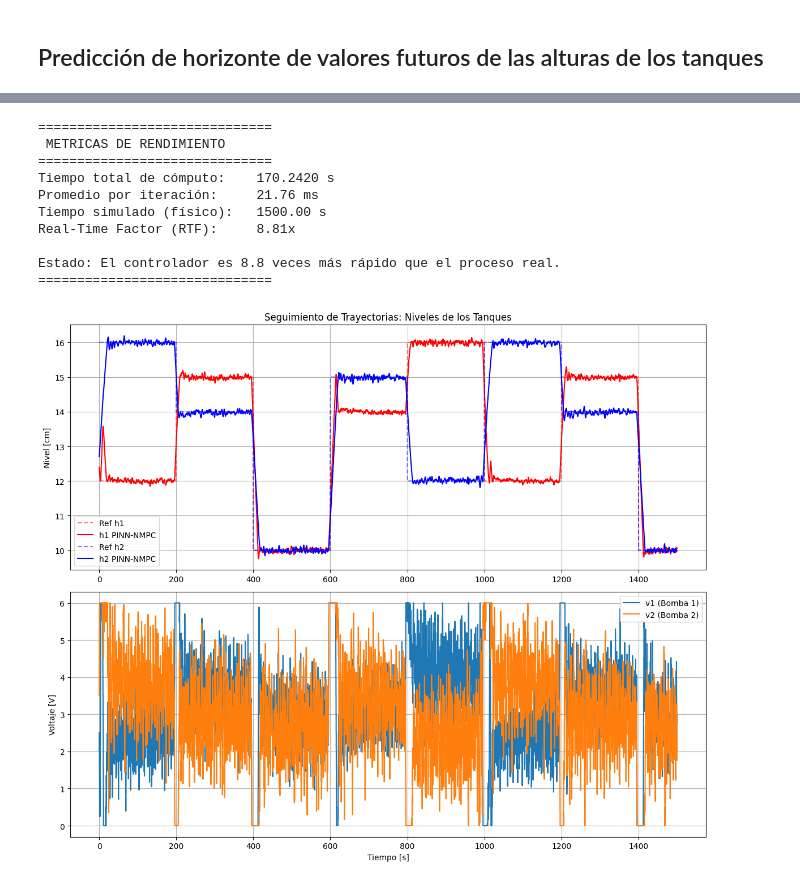
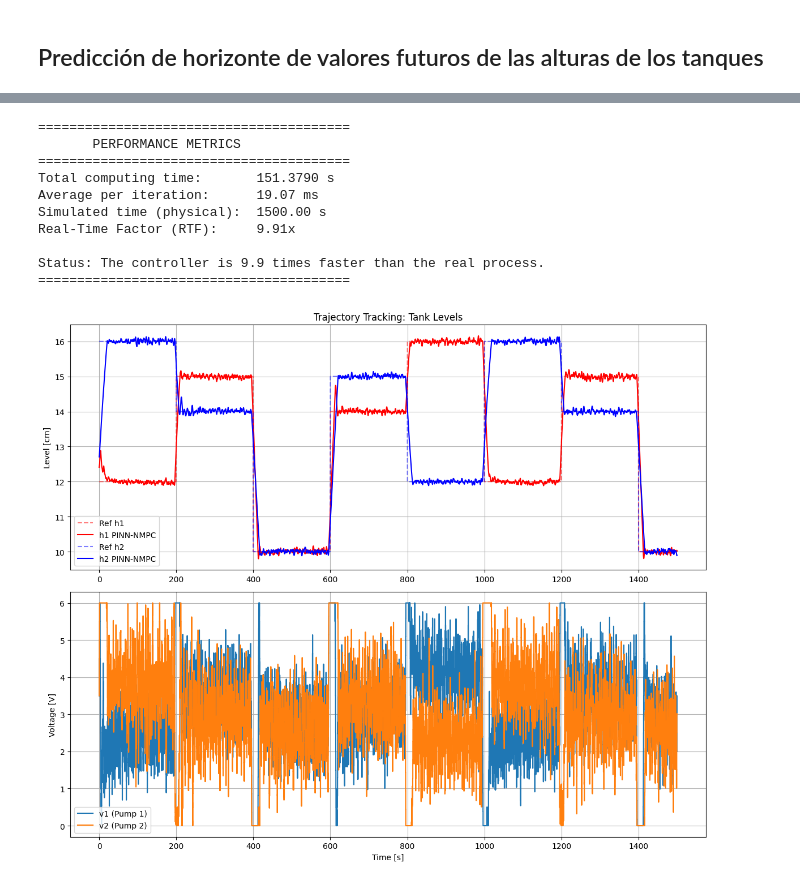
Before and after one commit to azvcud/CoDiT_Comparison-of-PINN-and-Bilinear-Koopman, a Jupyter notebook: PINN_NMPC_CasADi_CuatroTanques.ipynb, the cells around one changed output, grey strips where cells are left out. Cells and saved outputs as stored; diff of their text form; code cells hidden in the pictures.

```diff
--- a/PINN_NMPC_CasADi_CuatroTanques.ipynb
+++ b/PINN_NMPC_CasADi_CuatroTanques.ipynb
@@ -1247,21 +1221,19 @@ referencia_h2 = lambda t: ref_escalon_secuencia(t, [16, 14, 10, 15, 12])
 # %%
-# --- PARÁMETROS DE TIEMPO Y SIMULACIÓN ---
+# --- TIME AND SIMULATION PARAMETERS ---
 T_control = 1500
 steps_control = int(T_control / dt)
 t_test = np.linspace(0, T_control, steps_control)
 
-# Inicialización de matriz de referencias (4 estados)
+# Reference matrix initialization (4 states)
 h_ref_full = np.zeros((steps_control, 4))
 
-# Configuración de ruido para robustez (Sensores y Actuadores)
+# Noise configuration for robustness (Sensors and Actuators)
 std_sensor = 0.10
-std_actuador = 0.15
+std_actuator = 0.15
 
-# Generación de perfiles de referencia para h1 y h2
+# Reference profile generation for h1 and h2
 for i in range(steps_control):
-    t_actual = t_test[i]
-    h_ref_full[i, 0] = referencia_h1(t_actual)
-    h_ref_full[i, 1] = referencia_h2(t_actual)
-
-# Nota: El solver PINN opera directamente con estados físicos [cm]
+    t_current = t_test[i]
+    h_ref_full[i, 0] = h1_reference(t_current)
+    h_ref_full[i, 1] = h2_reference(t_current)
 # %%
@@ -1366,65 +1338,65 @@ Simulación NMPC-PINN completada.
 # %%
-print("\n" + "="*30)
-print(" METRICAS DE RENDIMIENTO")
-print("="*30)
+print("\n" + "="*40)
+print("       PERFORMANCE METRICS")
+print("="*40)
 
-# 1. Tiempo total de ejecución (Wall-clock time)
-print(f"Tiempo total de cómputo:    {total_execution_time:.4f} s")
+# 1. Total execution time (Wall-clock time)
+print(f"Total computing time:       {total_execution_time:.4f} s")
 
-# 2. Tiempo promedio por iteración del solver
+# 2. Average time per solver iteration
 avg_solve_time = np.mean(solve_times)
-print(f"Promedio por iteración:     {avg_solve_time*1000:.2f} ms")
+print(f"Average per iteration:      {avg_solve_time*1000:.2f} ms")
 
-# 3. Tiempo de simulación física total
-print(f"Tiempo simulado (físico):   {total_simulated_time:.2f} s")
+# 3. Total physical simulation time
+print(f"Simulated time (physical):  {total_simulated_time:.2f} s")
 
 # 4. Real-Time Factor (RTF)
 print(f"Real-Time Factor (RTF):     {rtf:.2f}x")
 
 if rtf > 1:
-    print(f"\nEstado: El controlador es {rtf:.1f} veces más rápido que el proceso real.")
+    print(f"\nStatus: The controller is {rtf:.1f} times faster than the real process.")
 else:
-    print(f"\nEstado: ALERTA - El controlador es más lento que el proceso real.")
+    print(f"\nStatus: ALERT - The controller is slower than the real process.")
 
-print("="*30)
+print("="*40)
 # %% [output]
-==============================
- METRICAS DE RENDIMIENTO
-==============================
-Tiempo total de cómputo:    170.2420 s
-Promedio por iteración:     21.76 ms
-Tiempo simulado (físico):   1500.00 s
-Real-Time Factor (RTF):     8.81x
+========================================
+       PERFORMANCE METRICS
+========================================
+Total computing time:       151.3790 s
+Average per iteration:      19.07 ms
+Simulated time (physical):  1500.00 s
+Real-Time Factor (RTF):     9.91x
 
-Estado: El controlador es 8.8 veces más rápido que el proceso real.
-==============================
+Status: The controller is 9.9 times faster than the real process.
+========================================
 # %%
-25# --- VISUALIZACIÓN DE RESULTADOS (TRACKING Y CONTROL) ---
+# --- RESULTS VISUALIZATION (TRACKING AND CONTROL) ---
 
 plt.figure(figsize=(12, 10))
 
-# Comparativa de niveles: Referencia vs. Respuesta real
+# Level Comparison: Reference vs. Real Response
 plt.subplot(2, 1, 1)
 plt.plot(t_test, h_ref_full[:, 0], 'r--', alpha=0.5, label='Ref h1')
 plt.plot(t_test, h_history[:, 0], 'r', label='h1 PINN-NMPC')
 plt.plot(t_test, h_ref_full[:, 1], 'b--', alpha=0.5, label='Ref h2')
 plt.plot(t_test, h_history[:, 1], 'b', label='h2 PINN-NMPC')
-plt.title('Seguimiento de Trayectorias: Niveles de los Tanques')
-plt.ylabel('Nivel [cm]')
+plt.title('Trajectory Tracking: Tank Levels')
+plt.ylabel('Level [cm]')
 plt.legend()
 plt.grid(True)
 
-# Esfuerzo de control: Voltaje aplicado a las bombas
+# Control Effort: Voltage applied to the pumps
 plt.subplot(2, 1, 2)
-plt.step(t_test[:], u_history[:, 0], label='v1 (Bomba 1)')
-plt.step(t_test[:], u_history[:, 1], label='v2 (Bomba 2)')
-plt.ylabel('Voltaje [V]')
-plt.xlabel('Tiempo [s]')
+plt.step(t_test[:], u_history[:, 0], label='v1 (Pump 1)')
+plt.step(t_test[:], u_history[:, 1], label='v2 (Pump 2)')
+plt.ylabel('Voltage [V]')
+plt.xlabel('Time [s]')
 plt.legend()
 plt.grid(True)
 
 plt.tight_layout()
 plt.show()
 # %% [output]
-[figure, old version]
+[figure, new version]
 # %%
```
Also changed, not shown: parts of 45 cells of this notebook, 3 other files.
